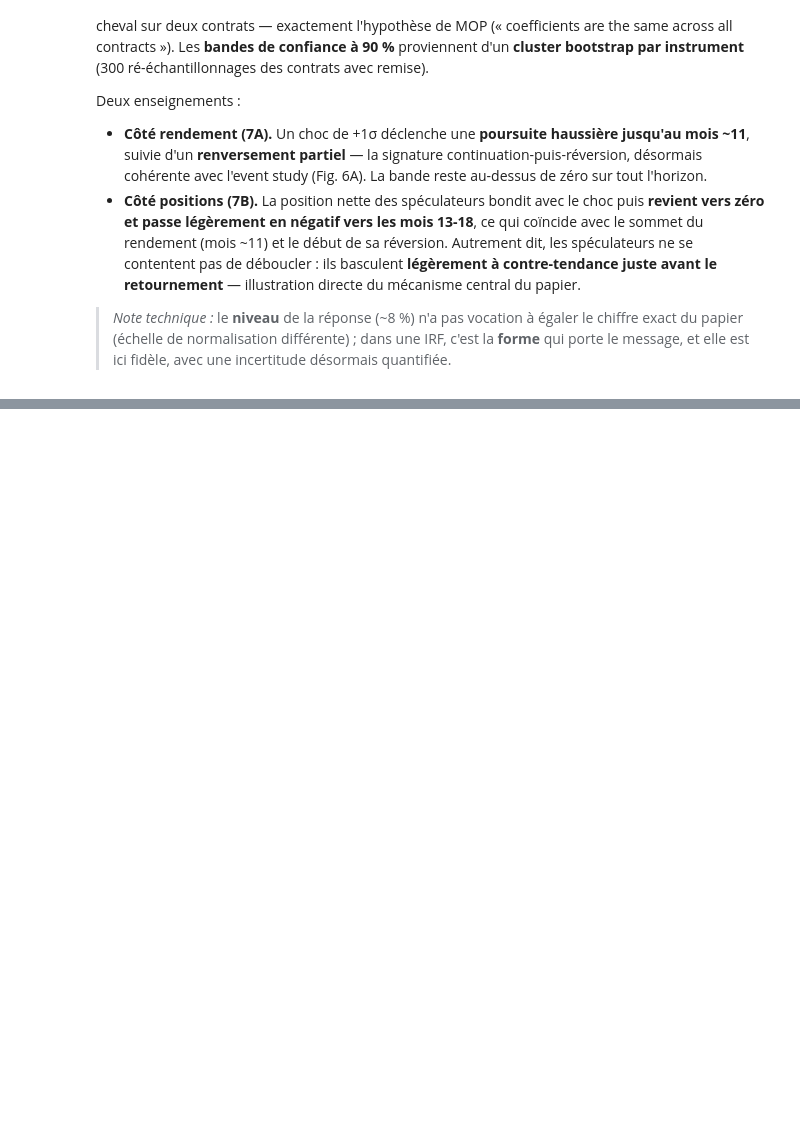
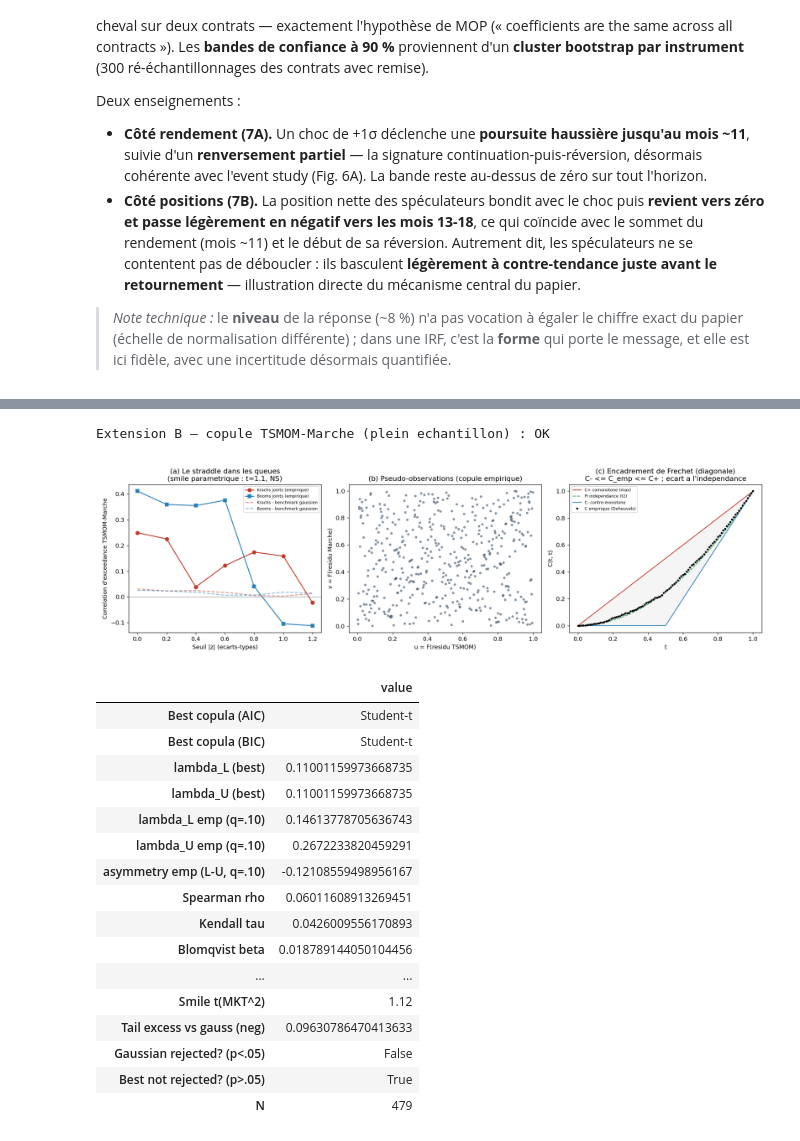
Before and after one commit to Mariuscalaque/Moskowitz-HuaOoi-Pedersen-Time-Series-Momentum-, a Jupyter notebook: replication_complete.ipynb, the cells around one changed output, grey strips where cells are left out. Saved outputs shown, nothing was run; the diff lists cells and outputs as text; code cells hidden in the pictures; blank space fills up the shorter version.

```diff
--- a/replication_complete.ipynb
+++ b/replication_complete.ipynb
@@ -559,0 +759,44 @@ Deux enseignements :
+# %%
+# Helper : lance un runner d'extension en sous-processus, sorties -> dossier
+# temporaire du mode affichage (aucune écriture dans outputs/).
+import os, subprocess, sys
+
+def _run_ext(script):
+    _csv = tables.TABLES_DIR / "diversified_tsmom_series.csv"
+    tsmom.rename("TSMOM").to_csv(_csv, index_label="date")   # mêmes données que le notebook
+    _env = os.environ.copy()
+    _env.update(TSMOM_FIG_DIR=str(plotting.FIGURES_DIR),
+                TSMOM_TAB_DIR=str(tables.TABLES_DIR),
+                TSMOM_SERIES_CSV=str(_csv),
+                PYTHONIOENCODING="utf-8", PYTHONUTF8="1")   # sorties UTF-8 (compat Windows cp1252)
+    r = subprocess.run([sys.executable, script], cwd=str(ROOT), env=_env,
+                       capture_output=True, text=True,
+                       encoding="utf-8", errors="replace")  # décodage UTF-8 cote parent
+    if r.returncode != 0:
+        raise RuntimeError(f"Echec {script} :\n{r.stderr[-2000:]}")
+    return r.stdout
+
+_out = _run_ext("run_extension_B.py")
+print("Extension B — copule TSMOM-Marche (plein echantillon) : OK")
+display(Image(filename=str(plotting.FIGURES_DIR / "fig8_copula_tail_dependence.png")))
+display(pd.read_csv(tables.TABLES_DIR / "ext_B_summary.csv", index_col=0))
+# %% [output]
+Extension B — copule TSMOM-Marche (plein echantillon) : OK
+[figure, added]
+|  | value |
+| Best copula (AIC) | Student-t |
+| Best copula (BIC) | Student-t |
+| lambda_L (best) | 0.11001159973668735 |
+| lambda_U (best) | 0.11001159973668735 |
+| lambda_L emp (q=.10) | 0.14613778705636743 |
+| lambda_U emp (q=.10) | 0.2672233820459291 |
+| asymmetry emp (L-U, q=.10) | -0.12108559498956167 |
+| Spearman rho | 0.06011608913269451 |
+| Kendall tau | 0.0426009556170893 |
+| Blomqvist beta | 0.018789144050104456 |
+| ... | ... |
+| Smile t(MKT^2) | 1.12 |
+| Tail excess vs gauss (neg) | 0.09630786470413633 |
+| Gaussian rejected? (p<.05) | False |
+| Best not rejected? (p>.05) | True |
+| N | 479 |
```
Also changed, not shown: parts of 23 cells of this notebook, 23 other files.
